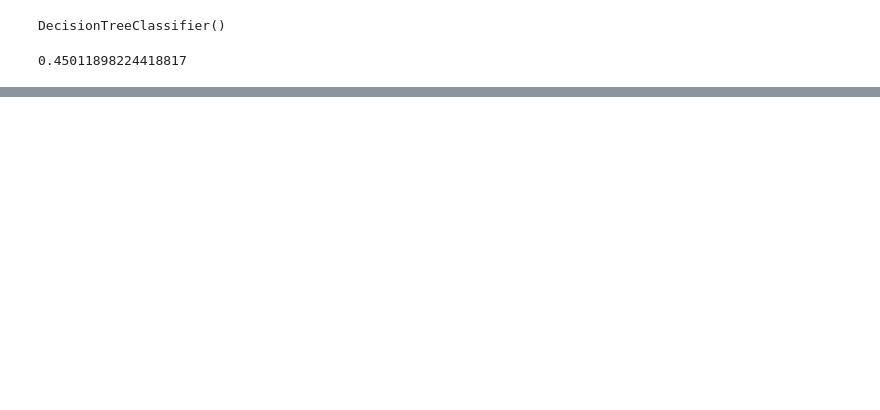
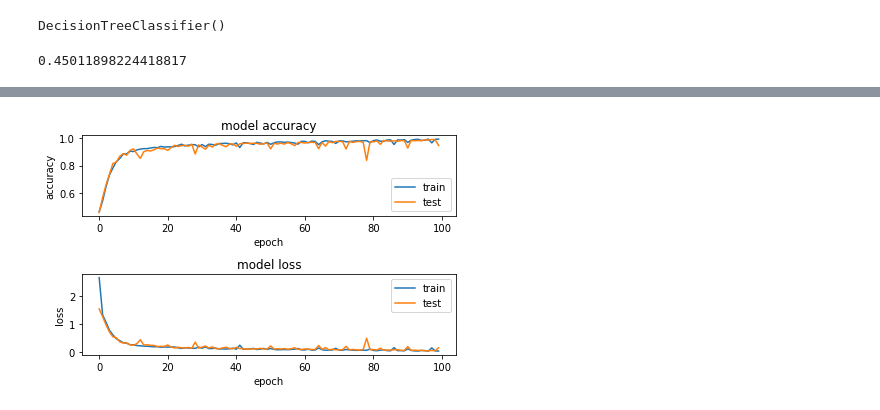
Before and after one commit to SsanyaS14/Fifa, a Jupyter notebook: Models/Models.ipynb, the cells around one changed output, grey strips where cells are left out. Cells and saved outputs as stored; diff of their text form; code cells hidden in the pictures; blank space fills up the shorter version.

Commit message:
Finished Models

```diff
--- a/Models/Models.ipynb
+++ b/Models/Models.ipynb
@@ -343,7 +357,7 @@ Rredictor_scaled = scaler_pred.fit_transform(Rredictor)
 # %%
 # Define Input and Output shape
 input_shape = (Rredictor_scaled.shape[-1],)
-n_class = Response_failtype_en.shape[-1]
+n_class = Response_WR_en.shape[-1]
 
 # Build a Neural Network
 model = Sequential()
@@ -355,3 +369,9 @@ model.add(Dense(n_class, activation='softmax'))
 
 # Compile the Neural Network - define Loss and optimizer to tune the associated weights
 model.compile(loss='categorical_crossentropy', metrics=['accuracy'], optimizer='adam')
+# %%
+# training the Neural Network and saving metrics every 100 epochs
+history = model.fit(X_train, y_train,
+          batch_size=50, epochs=100,
+          verbose=2,
+          validation_data=(X_test, y_test))
@@ -357,0 +396,23 @@ model.compile(loss='categorical_crossentropy', metrics=['accuracy'], optimizer='
+# %%
+import matplotlib.pyplot as plt
+# plotting the metrics
+fig = plt.figure()
+plt.subplot(2,1,1)
+plt.plot(history.history['accuracy'])
+plt.plot(history.history['val_accuracy'])
+plt.title('model accuracy')
+plt.ylabel('accuracy')
+plt.xlabel('epoch')
+plt.legend(['train', 'test'], loc='lower right')
+
+plt.subplot(2,1,2)
+plt.plot(history.history['loss'])
+plt.plot(history.history['val_loss'])
+plt.title('model loss')
+plt.ylabel('loss')
+plt.xlabel('epoch')
+plt.legend(['train', 'test'], loc='upper right')
+
+plt.tight_layout()
+# %% [output]
+[figure, added]
```
Also changed, not shown: parts of 29 cells of this notebook, 1 other file.
